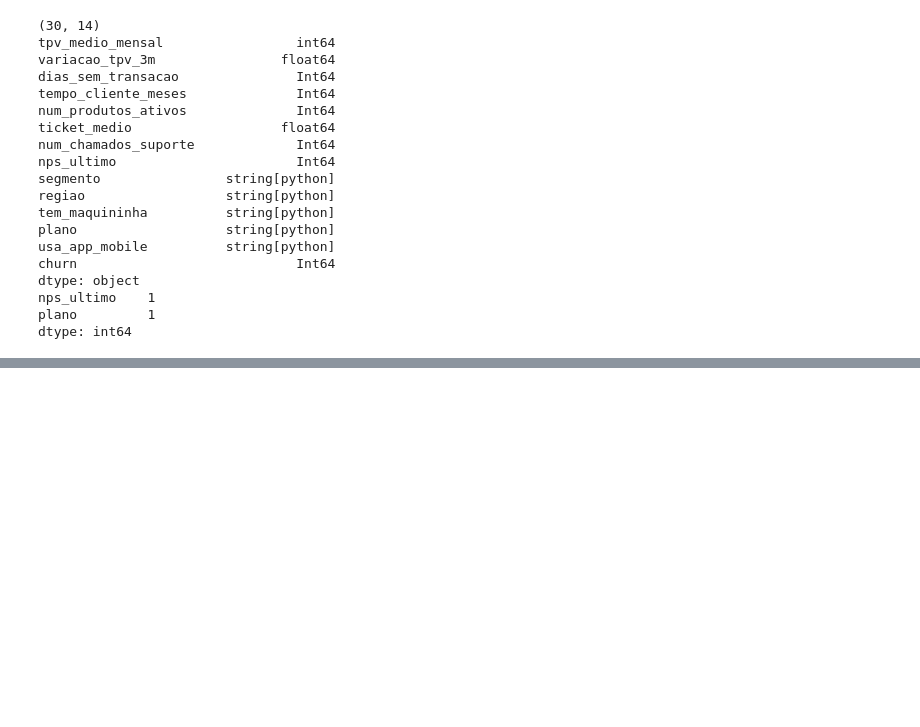
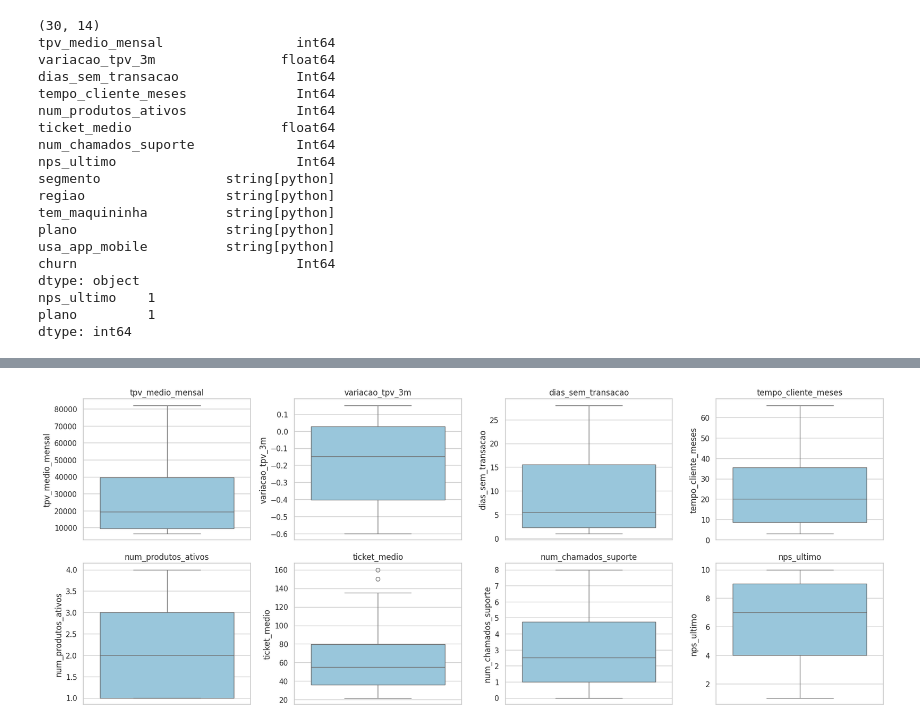
Before and after one commit to RitaLB/Stonelab-Churn-Clientes-AI, a Jupyter notebook: notebooks/stone_churn_clients.ipynb, the cells around one changed output, grey strips where cells are left out. Drawn from its saved outputs; the diff is of its cells as text; code cells hidden in the pictures; blank space fills up the shorter version.

```diff
--- a/notebooks/stone_churn_clients.ipynb
+++ b/notebooks/stone_churn_clients.ipynb
@@ -248,0 +397,12 @@ Resumo: **bold text** como churn é minoria e é o que você quer detectar, mede
+# %%
+# Visão compacta da escala e dos possíveis extremos numéricos.
+fig, axes = plt.subplots(2, 4, figsize=(18, 7))
+axes = axes.ravel()
+for ax, col in zip(axes, num_cols):
+    sns.boxplot(data=df, y=col, ax=ax, color="#8ecae6")
+    ax.set_title(col)
+    ax.set_xlabel("")
+plt.tight_layout()
+plt.show()
+# %% [output]
+[figure, added]
```
Also changed, not shown: parts of 33 cells of this notebook, 4 other files.
